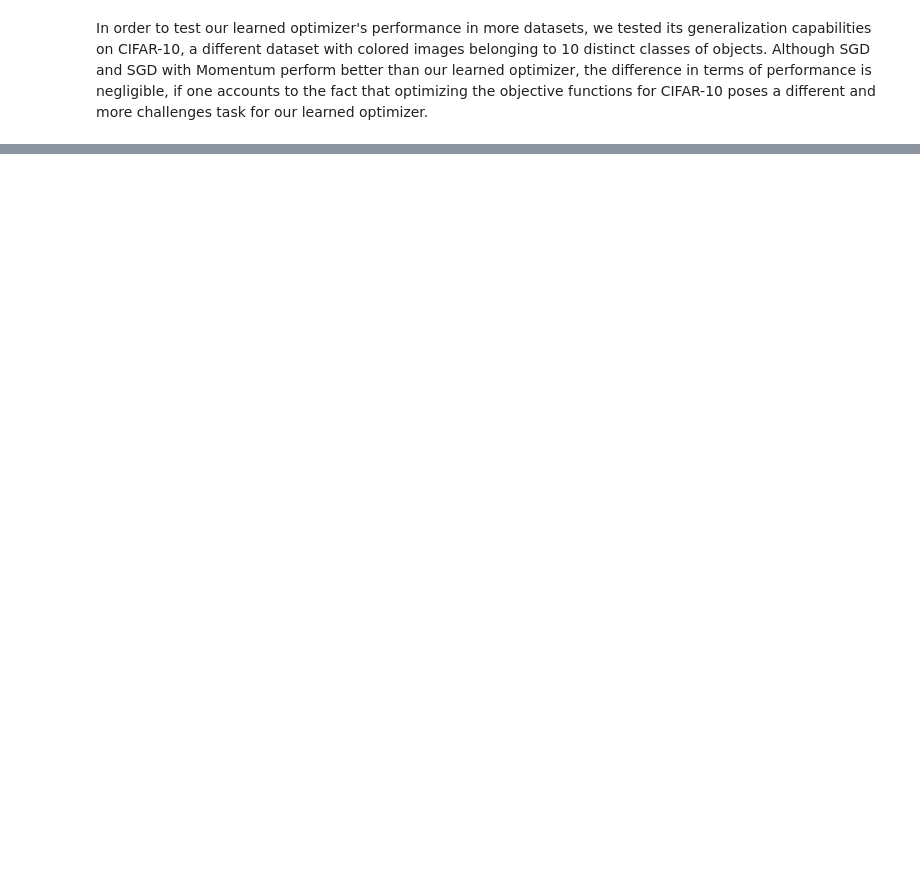
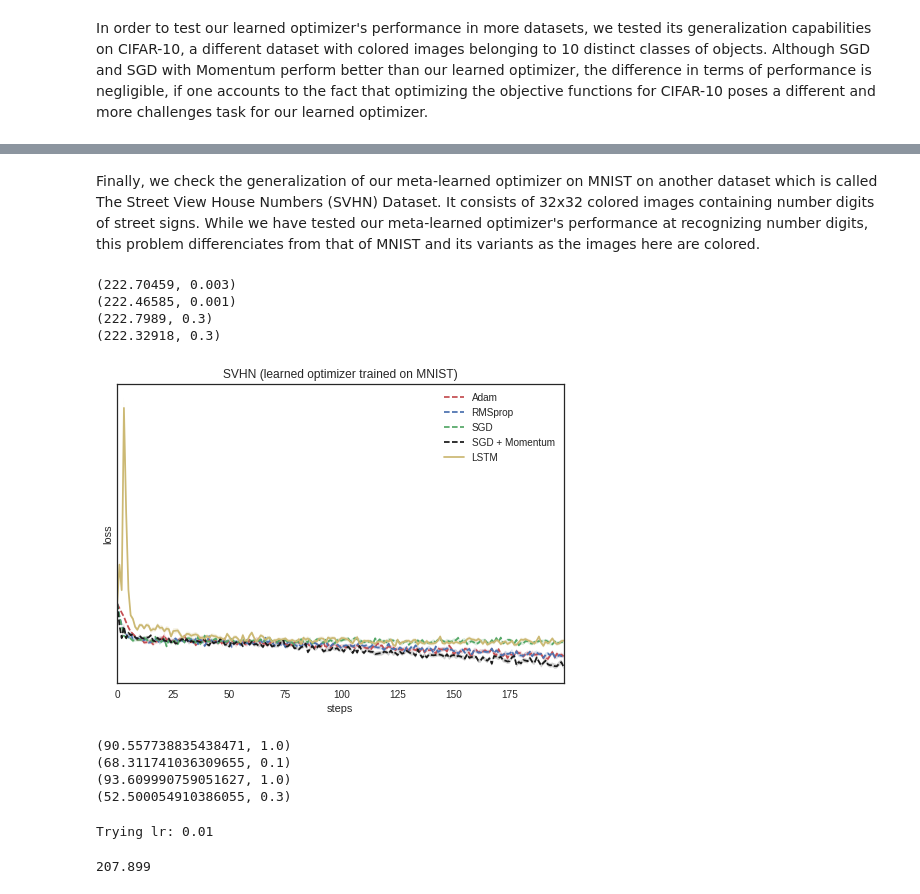
Before and after one commit to kostagiolasn/MetaLearning-MScThesis, a Jupyter notebook: MetaLearning.ipynb, the cells around one changed output, grey strips where cells are left out. Drawn from its saved outputs; the diff is of its cells as text; code cells hidden in the pictures; blank space fills up the shorter version.

```diff
--- a/MetaLearning.ipynb
+++ b/MetaLearning.ipynb
@@ -867,0 +1169,5 @@ In order to test our learned optimizer's performance in more datasets, we tested
+# %%
+for lr in tqdm(sorted([1.0, 0.3, 0.1, 0.03, 0.01, 0.003, 0.001, 0.0003, 0.0001, 0.00003, 0.00001],
+                      key=lambda x: np.abs(x - 0.003)), 'all'):
+    print('Trying lr:', lr)
+    print(main_loop(STL10Util, GenericNeuralNetSTL10, lr=lr, out_mul=0.1, preprocessing=True, n_tests=5, epochs=10)[0])
@@ -867,0 +1231,8 @@ In order to test our learned optimizer's performance in more datasets, we tested
+# %% [markdown]
+Finally, we check the generalization of our meta-learned optimizer on MNIST on another dataset which is called The Street View House Numbers (SVHN) Dataset. It consists of 32x32 colored images containing number digits of street signs. While we have tested our meta-learned optimizer's performance at recognizing number digits, this problem differenciates from that of MNIST and its variants as the images here are colored.
+# %%
+class GenericNeuralNetSVHN(Generic3DNeuralNet):
+    def __init__(self, *args, **kwargs):
+        super().__init__(*args, **kwargs)
+        self.input_size = 32*32
+        self.color_channels = 3
@@ -867,0 +1269,36 @@ In order to test our learned optimizer's performance in more datasets, we tested
+# %%
+for optimizer_name, kwargs in zip(OPTIMIZER_NAMES, OPTIMIZER_PARAMETERS):
+    print(find_best_lr_normal(SVHNUtil, GenericNeuralNetSVHN, optimizer_name, **kwargs, n_tests=10))
+# %% [output]
+(222.70459, 0.003)
+(222.46585, 0.001)
+(222.7989, 0.3)
+(222.32918, 0.3)
+# %%
+N_TESTS = 100
+SVHN_LEARNING_RATES = [0.003, 0.001, 0.3, 0.3]
+
+fit_data = np.zeros((N_TESTS, 200, len(OPTIMIZER_NAMES) + 1))
+for i, ((opt, extra_kwargs), lr) in enumerate(zip(zip(OPTIMIZER_NAMES,OPTIMIZER_PARAMETERS), SVHN_LEARNING_RATES)):
+    np.random.seed(0)
+    fit_data[:, :, i] = np.array(fit_normal(SVHNUtil, GenericNeuralNetSVHN, opt, lr=lr, n_tests=N_TESTS, epochs=200, **extra_kwargs))
+
+@cache.cache
+def get_fit_dict_test(n_tests, opt_dict, *args, **kwargs):
+    opt = w(OptimizerNetwork(preprocessing=True))
+    opt.load_state_dict(opt_dict)
+    np.random.seed(0)
+    return [fit(opt, *args, **kwargs) for _ in tqdm(range(N_TESTS), 'optimizer')]
+
+fit_data[:, :, len(OPTIMIZER_NAMES)] = np.array(get_fit_dict_test(N_TESTS, best_mnist_optimizer, None, SVHNUtil, GenericNeuralNetSVHN, 200, 1, out_mul=0.1, should_train=False))
+
+ax = sns.tsplot(data=fit_data[:, :, :], condition=OPTIMIZER_NAMES + ['LSTM'], linestyle='--', color=['r', 'b', 'g', 'k', 'y'])
+ax.lines[-1].set_linestyle('-')
+ax.legend()
+plt.yscale('log')
+plt.xlabel('steps')
+plt.ylabel('loss')
+plt.title('SVHN (learned optimizer trained on MNIST)')
+plt.show()
+# %% [output]
+[figure, added]
@@ -867,0 +1400,16 @@ In order to test our learned optimizer's performance in more datasets, we tested
+# %%
+for optimizer_name, kwargs in zip(OPTIMIZER_NAMES, OPTIMIZER_PARAMETERS):
+    print(find_best_lr_normal(CIFARFewShotUtil, GenericNeuralNetCifar, optimizer_name, **kwargs, n_tests=10))
+# %% [output]
+(90.557738835438471, 1.0)
+(68.311741036309655, 0.1)
+(93.609990759051627, 1.0)
+(52.500054910386055, 0.3)
+# %%
+for lr in tqdm(sorted([0.01],
+                      key=lambda x: np.abs(x - 0.003)), 'all'):
+    print('Trying lr:', lr)
+    print(main_loop(EMNISTUtil, EMNISTNeuralNet, lr=lr, out_mul=0.1, preprocessing=True, n_tests=5, epochs=10)[0])
+# %% [output]
+Trying lr: 0.01
+207.899
```
Also changed, not shown: parts of 34 cells of this notebook, 10 other files.
